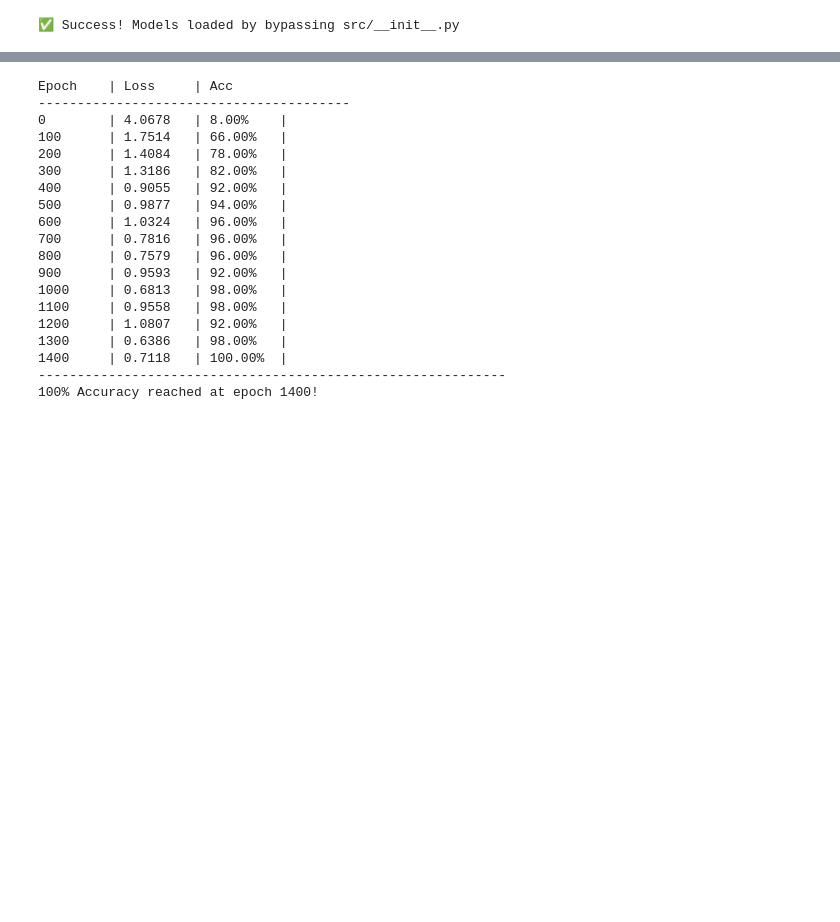
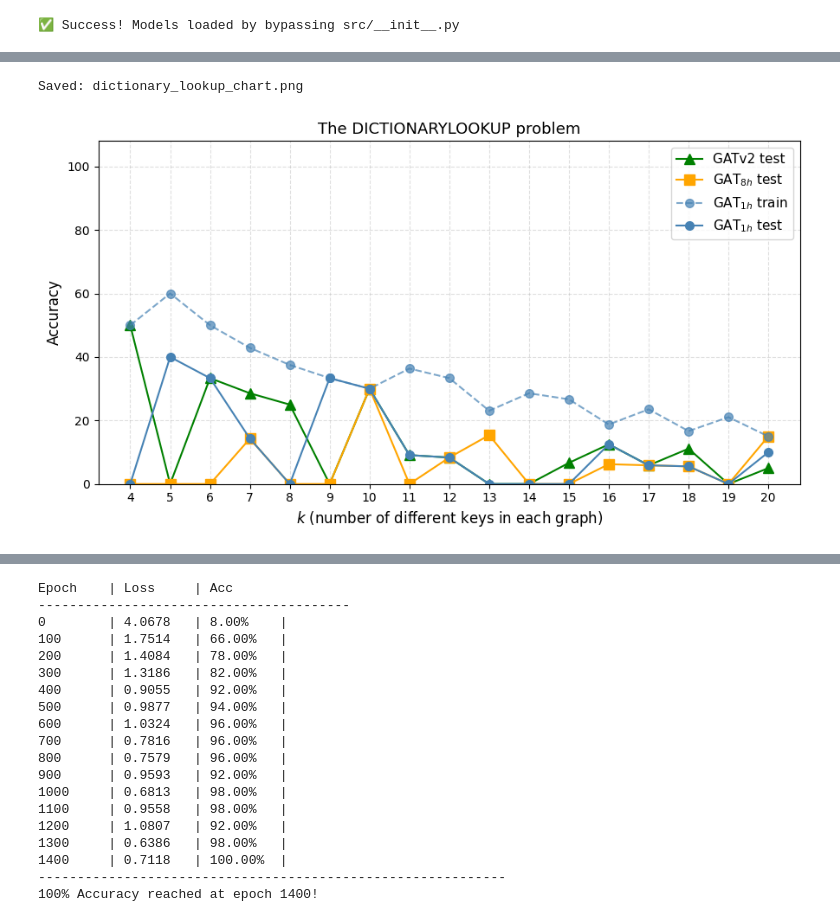
Before and after one commit to anushka-vijay/gat-wrecked, a Jupyter notebook: notebooks/01_dictionary_lookup.ipynb, the cells around one changed output, grey strips where cells are left out. Cells and saved outputs as stored; diff of their text form; code cells hidden in the pictures; blank space fills up the shorter version.

Commit message:
Replicating figure 3 in the paper

```diff
--- a/notebooks/01_dictionary_lookup.ipynb
+++ b/notebooks/01_dictionary_lookup.ipynb
@@ -25,7 +36,9 @@ print("✅ Success! Models loaded by bypassing src/__init__.py")
 ✅ Success! Models loaded by bypassing src/__init__.py
 # %%
 # 1. Generate the Dictionary Data (50 nodes, 2D Q/K/V)
-def get_data(n=50):
+def get_data(n=50, seed=None):
+    if seed is not None:
+        torch.manual_seed(seed)
     q, k, v = torch.randn(n, 2), torch.randn(n, 2), torch.randn(n, 2)
     x = torch.cat([q, k, v], dim=1)
     adj = torch.ones(n, n) # Fully connected
@@ -81,0 +109,24 @@ GAT Final Accuracy: 8.00%
+# %%
+k_values = list(range(4, 21))
+res = {'gatv2_te': [], 'gat8h_te': [], 'gat1h_tr': [], 'gat1h_te': []}
+
+for k in k_values:
+    n = 2 * k
+    x_tr, adj_tr, y_tr = get_data(k, seed=42)
+    x_te, adj_te, y_te = get_data(k, seed=99)  # different mapping = real test
+    print(f"k={k:2d}", end="  ", flush=True)
+
+    m = build_model("gat",   nfeat=6, nhid=32, nclass=n, nheads=1, dropout=0.1, alpha=0.2)
+    tr, te = train_and_eval(m, x_tr, adj_tr, y_tr, x_te, adj_te, y_te)
+    res['gat1h_tr'].append(tr);  res['gat1h_te'].append(te)
+    print(f"GAT_1h  train={tr:.0f}% test={te:.0f}%", end="  ", flush=True)
+
+    m = build_model("gat",   nfeat=6, nhid=32, nclass=n, nheads=8, dropout=0.1, alpha=0.2)
+    _, te = train_and_eval(m, x_tr, adj_tr, y_tr, x_te, adj_te, y_te)
+    res['gat8h_te'].append(te)
+    print(f"GAT_8h  test={te:.0f}%", end="  ", flush=True)
+
+    m = build_model("gatv2", nfeat=6, nhid=32, nclass=n, nheads=1, dropout=0.1, alpha=0.2)
+    _, te = train_and_eval(m, x_tr, adj_tr, y_tr, x_te, adj_te, y_te)
+    res['gatv2_te'].append(te)
+    print(f"GATv2   test={te:.0f}%")
@@ -81,0 +151,19 @@ GAT Final Accuracy: 8.00%
+# %%
+fig, ax = plt.subplots(figsize=(9, 5))
+ax.plot(k_values, res['gatv2_te'],  'g^-',  label='GATv2 test',        markersize=9)
+ax.plot(k_values, res['gat8h_te'],  's-',   label='GAT$_{8h}$ test',   markersize=8, color='orange')
+ax.plot(k_values, res['gat1h_tr'],  'o--',  label='GAT$_{1h}$ train',  markersize=7, color='steelblue', alpha=0.7)
+ax.plot(k_values, res['gat1h_te'],  'o-',   label='GAT$_{1h}$ test',   markersize=7, color='steelblue')
+ax.set_xlabel('$k$ (number of different keys in each graph)', fontsize=12)
+ax.set_ylabel('Accuracy', fontsize=12)
+ax.set_title('The DICTIONARYLOOKUP problem', fontsize=13)
+ax.set_xticks(k_values)
+ax.set_ylim(0, 108)
+ax.legend(fontsize=11)
+ax.grid(True, linestyle='--', alpha=0.4)
+plt.tight_layout()
+plt.savefig('dictionary_lookup_chart.png', dpi=150)
+print("\nSaved: dictionary_lookup_chart.png")
+# %% [output]
+Saved: dictionary_lookup_chart.png
+[figure, added]
```
Also changed, not shown: parts of 8 cells of this notebook.
